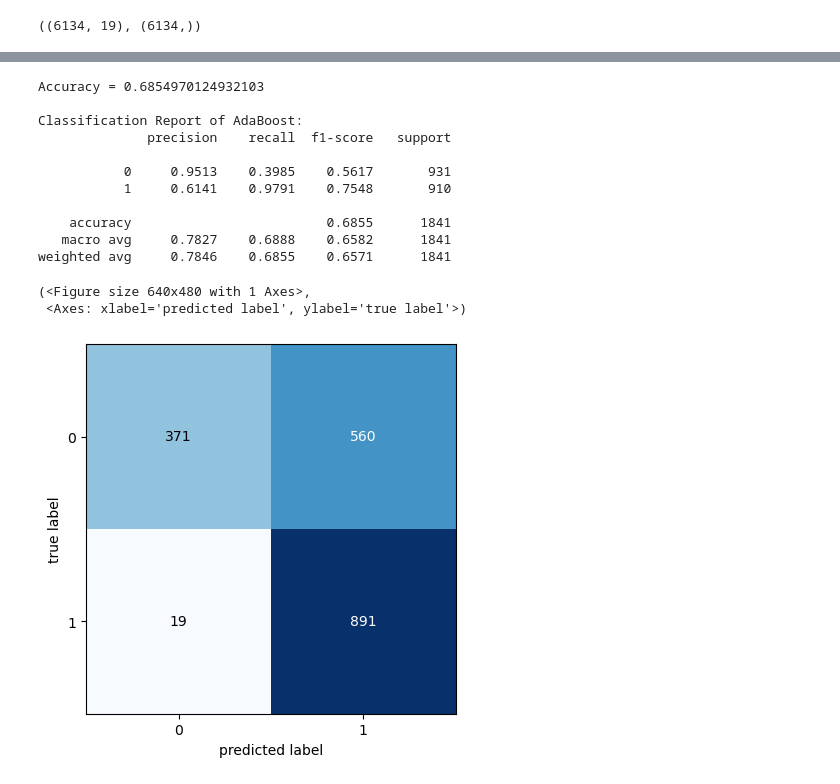
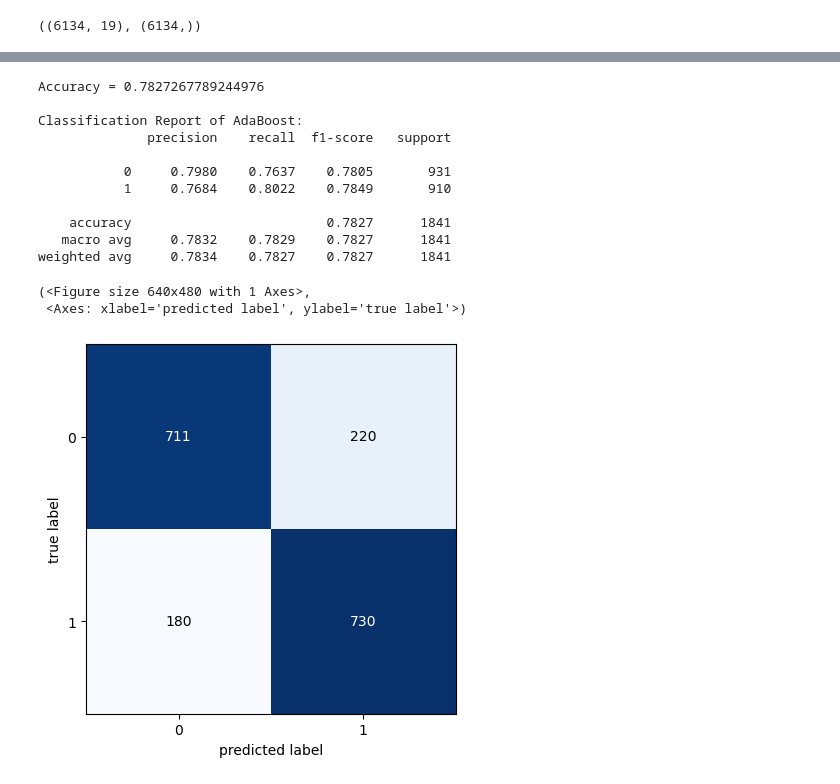
Before and after one commit to AyjuYaas/LSRA, a Jupyter notebook: Code copy.ipynb, the cells around one changed output, grey strips where cells are left out. Drawn from its saved outputs; the diff is of its cells as text; code cells hidden in the pictures.

```diff
--- a/Code copy.ipynb
+++ b/Code copy.ipynb
@@ -229,33 +205,34 @@ weighted avg     0.8962    0.8729    0.8712      1841
 # %%
 from sklearn.ensemble import AdaBoostClassifier
-ada_clf = AdaBoostClassifier()
+
+ada_clf = AdaBoostClassifier(algorithm='SAMME', random_state=42, learning_rate=0.1, n_estimators=200)
 # Trains the model on the normalized training data
 ada_clf.fit(x_train_scaled, y_train)
 
 # After training, we use it to predict the churn
 y_pred_ada = ada_clf.predict(x_test_scaled)
 
 # After prediction for accuracy testing
 # Test the accuracy of predicted to the test or known data
 accuracy = accuracy_score(y_test, y_pred_ada)
 
 print(f"Accuracy = {format(accuracy)}")
 
 print(f"\nClassification Report of AdaBoost:\n{classification_report(y_test, y_pred_ada, digits=4)}")
 plot_confusion_matrix(confusion_matrix(y_test , y_pred_ada)) # Computes the confusion matrix
 # %% [output]
-Accuracy = 0.6854970124932103
+Accuracy = 0.7827267789244976
 
 Classification Report of AdaBoost:
               precision    recall  f1-score   support
 
-           0     0.9513    0.3985    0.5617       931
-           1     0.6141    0.9791    0.7548       910
+           0     0.7980    0.7637    0.7805       931
+           1     0.7684    0.8022    0.7849       910
 
-    accuracy                         0.6855      1841
-   macro avg     0.7827    0.6888    0.6582      1841
-weighted avg     0.7846    0.6855    0.6571      1841
+    accuracy                         0.7827      1841
+   macro avg     0.7832    0.7829    0.7827      1841
+weighted avg     0.7834    0.7827    0.7827      1841
 (<Figure size 640x480 with 1 Axes>,
  <Axes: xlabel='predicted label', ylabel='true label'>)
-[figure, old version]
+[figure, new version]
 # %%
```
Also changed, not shown: parts of 9 cells of this notebook, 2 other files.
